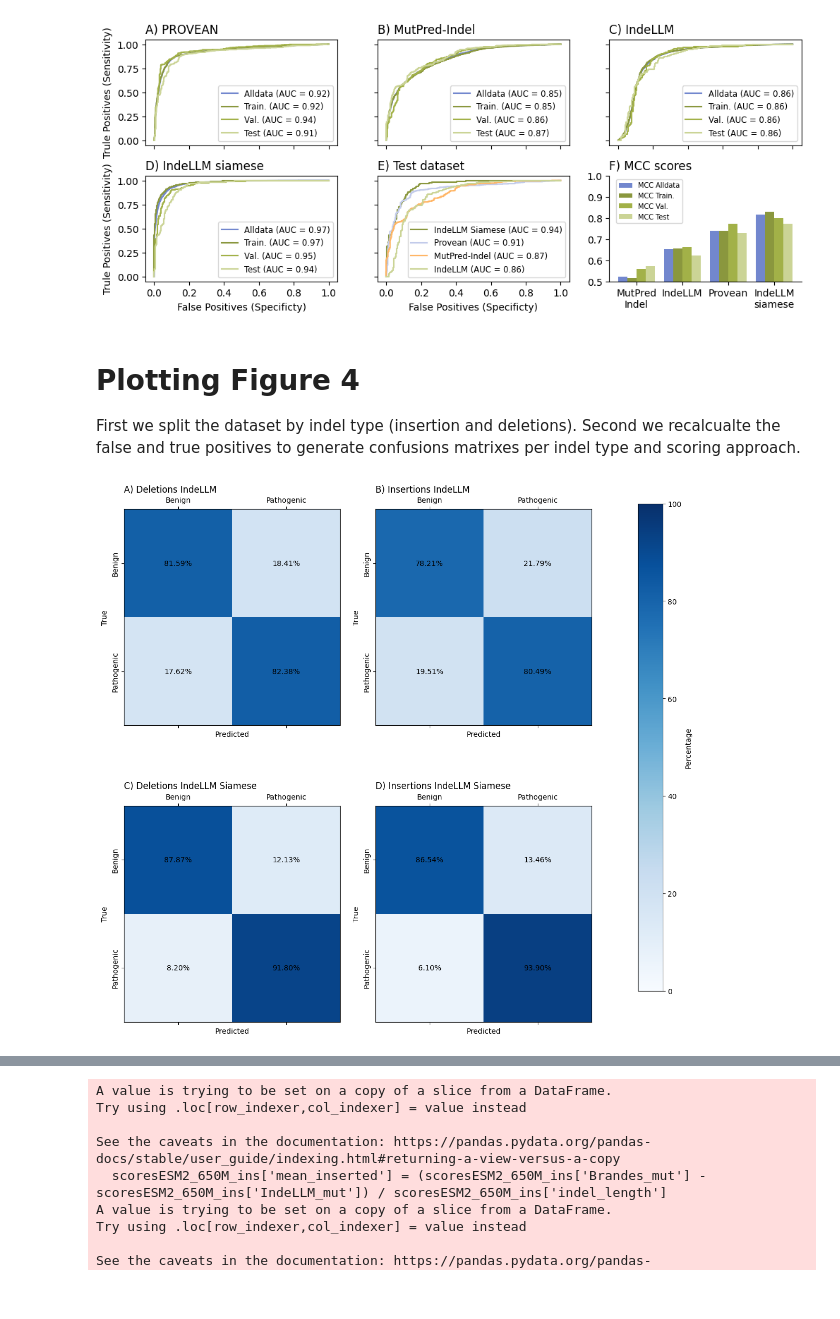
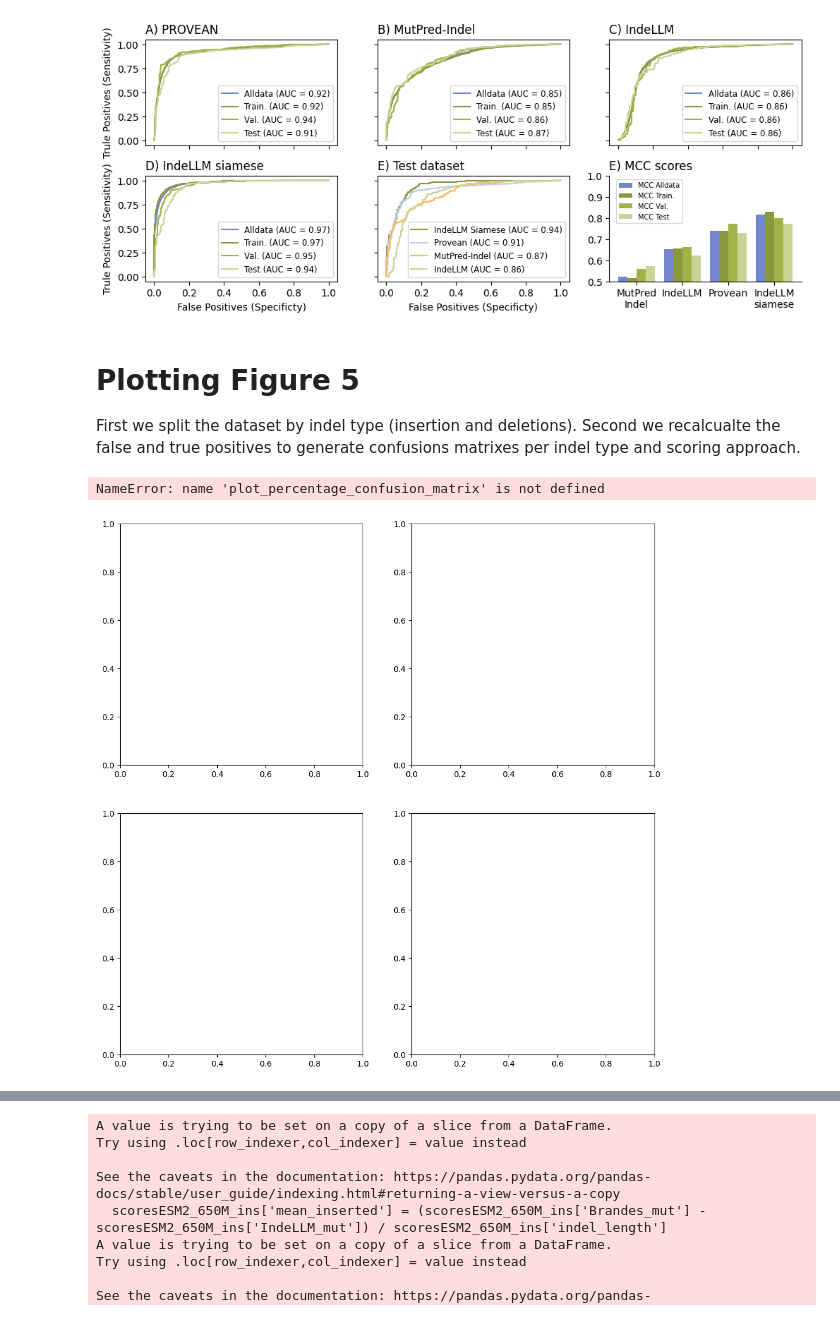
Before and after one commit to OriolGraCar/IndeLLM, a Jupyter notebook: Analysis/Analysis.ipynb, the cells around one changed output, grey strips where cells are left out. Cells and saved outputs as stored; diff of their text form; code cells hidden in the pictures.

```diff
--- a/Analysis/Analysis.ipynb
+++ b/Analysis/Analysis.ipynb
@@ -710,7 +784,7 @@ metrics_df_filtered_allvstest
 | Model 4 mean | 0.938611 | 0.878661 | 0.773073 |
 [figure]
 # %% [markdown]
-# Plotting Figure 4
+# Plotting Figure 5
 
 First we split the dataset by indel type (insertion and deletions).
 Second we recalcualte the false and true positives to generate confusions matrixes per indel type and scoring approach.
@@ -738,58 +812,35 @@ tresh_test_del_IndeLLM = thersholds_test_del_IndeLLM[np.argmax(tpr_test_del_Inde
 tresh_test_ins_m4_mean = thersholds_test_ins_m4_mean[np.argmax(tpr_test_ins_m4_mean - fpr_test_ins_m4_mean)]
 tresh_test_del_m4_mean = thersholds_test_del_m4_mean[np.argmax(tpr_test_del_m4_mean - fpr_test_del_m4_mean)]
 
 pred_test_ins_IndeLLM_bin = [0 if x >= tresh_test_ins_IndeLLM else 1 for x in pred_test_ins_IndeLLM]
 pred_test_del_IndeLLM_bin = [0 if x >= tresh_test_del_IndeLLM else 1 for x in pred_test_del_IndeLLM]
 pred_test_ins_m4_mean_bin = [1 if x >= tresh_test_ins_m4_mean else 0 for x in pred_test_ins_m4_mean]
 pred_test_del_m4_mean_bin = [1 if x >= tresh_test_del_m4_mean else 0 for x in pred_test_del_m4_mean]
 
 confusion_test_ins_IndeLLM = confusion_matrix(truelabels_test_ins, pred_test_ins_IndeLLM_bin)
 confusion_test_del_IndeLLM = confusion_matrix(truelabels_test_del, pred_test_del_IndeLLM_bin)
 confusion_test_ins_m4_mean = confusion_matrix(truelabels_test_ins, pred_test_ins_m4_mean_bin)
 confusion_test_del_m4_mean = confusion_matrix(truelabels_test_del, pred_test_del_m4_mean_bin)
 
-labels = ["Pathogenic", "Benign"]
 titles_test = [
     "A) Deletions IndeLLM",
     "B) Insertions IndeLLM",
     "C) Deletions IndeLLM Siamese",
     "D) Insertions IndeLLM Siamese"
 ]
 confusions_test = [
     confusion_test_del_IndeLLM,
     confusion_test_ins_IndeLLM,
     confusion_test_del_m4_mean,
     confusion_test_ins_m4_mean
 ]
 
-# Define the percentage matrix calculation
-def calculate_percentage_matrix(confusion):
-    return (confusion.T / confusion.sum(axis=1)).T * 100
-
-# Plot function for each confusion matrix
-def plot_percentage_confusion_matrix(confusion, title, labels, ax):
-    percentage_matrix = calculate_percentage_matrix(confusion)
-    cax = ax.matshow(percentage_matrix, cmap="Blues", vmin=0, vmax=100)
-
-    # Annotate each cell with the percentage value
-    for (i, j), value in np.ndenumerate(percentage_matrix):
-        ax.text(j, i, f"{value:.2f}%", ha="center", va="center", color="black", fontsize=14)
-
-    ax.set_xticks([1, 0])
-    ax.set_xticklabels(labels, fontsize=12)
-    ax.set_yticks([1, 0])
-    ax.set_yticklabels(labels, rotation = 90, va='center', fontsize=12)
-    ax.set_xlabel('Predicted', fontsize=14)
-    ax.set_ylabel('True', fontsize=14)
-    ax.set_title(title, loc = 'left', fontsize=14)
-
-    return cax
-
-fig_test, axes_test = plt.subplots(2, 2, figsize=(10, 10))
+fig_test, axes_test = plt.subplots(2, 2, figsize=(12, 12))
 for ax, confusion_test, title_test in zip(axes_test.ravel(), confusions_test, titles_test):
     cax_matrix_test = plot_percentage_confusion_matrix(confusion_test, title_test, labels, ax=ax)
-fig_test.colorbar(cax_matrix_test, ax=axes_test.ravel().tolist(), orientation='vertical', fraction=0.05, pad=0.05, label='Percentage').ax.tick_params(labelsize=12)
+fig_test.colorbar(cax_matrix_test, ax=axes_test.ravel().tolist(), orientation='vertical', fraction=0.05, pad=0.05, label='Percentage')
 plt.tight_layout(rect=[0, 0, 0.8, 0.95])
 # %% [output]
+NameError: name 'plot_percentage_confusion_matrix' is not defined
-[figure, old version]
+[figure, new version]
 # %% [markdown]
```
Also changed, not shown: parts of 16 cells of this notebook, 1 other file.
